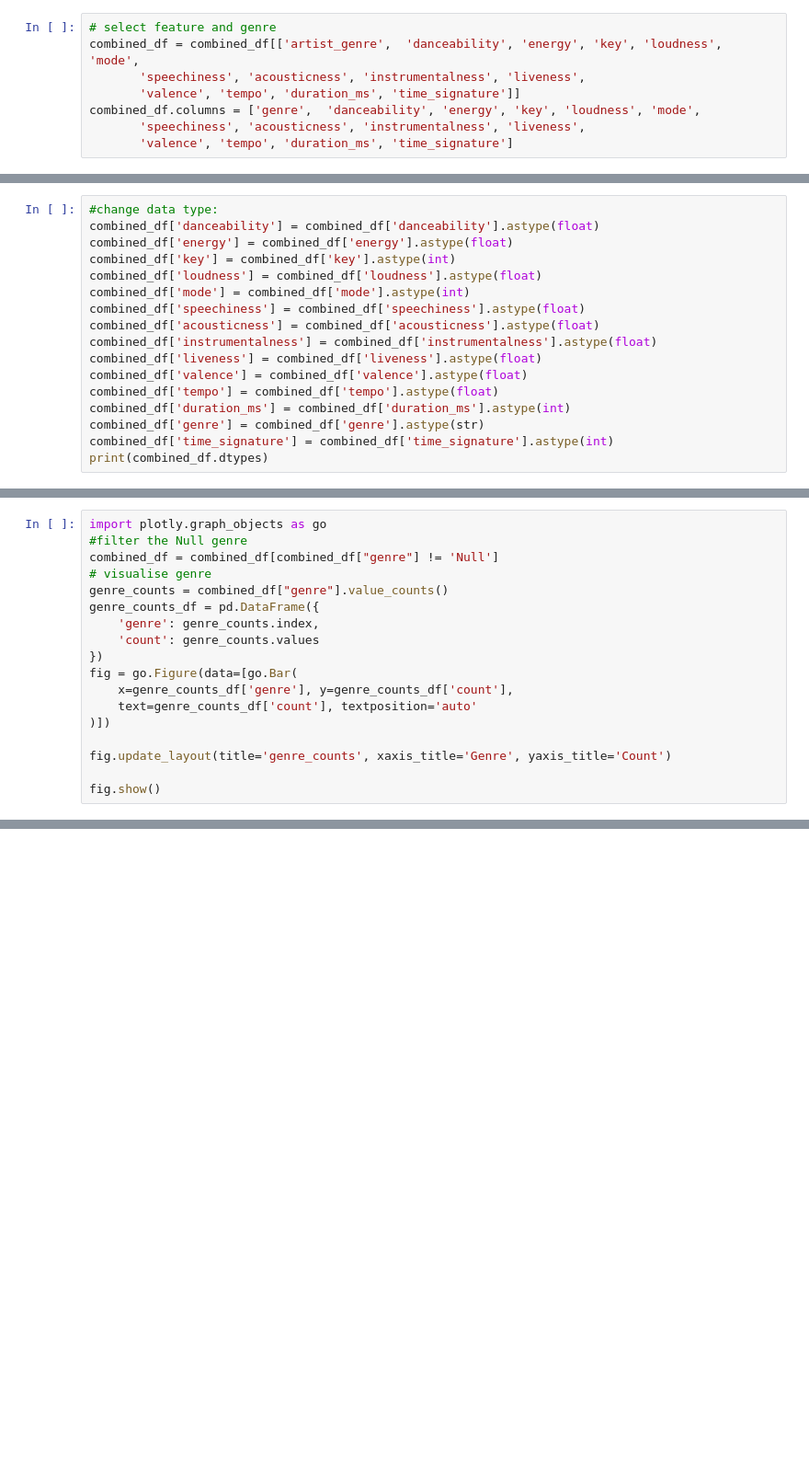
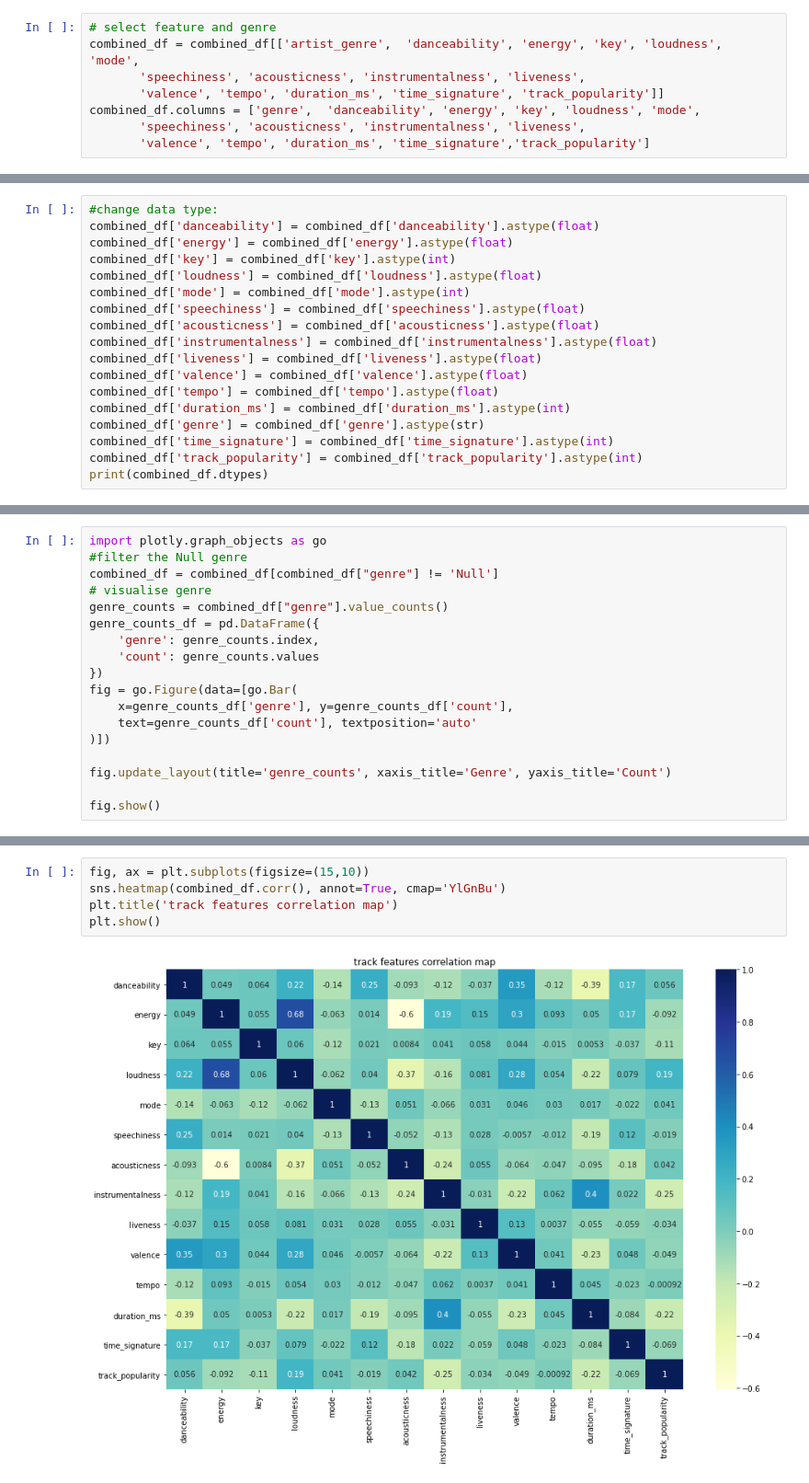
Before and after one commit to MikeJR111/Spotify-Top-50-Song-Data-ETL-Pipeline-and-Analysis, a Jupyter notebook: Genre Classification Report/Genre_Classification.ipynb, the cells around one changed output, grey strips where cells are left out. Shown at 92% size. Cells and saved outputs as stored; diff of their text form; blank space fills up the shorter version.

```diff
--- a/Genre Classification Report/Genre_Classification.ipynb
+++ b/Genre Classification Report/Genre_Classification.ipynb
@@ -60,10 +62,10 @@ dtype: int64
 # select feature and genre
 combined_df = combined_df[['artist_genre',  'danceability', 'energy', 'key', 'loudness', 'mode',
        'speechiness', 'acousticness', 'instrumentalness', 'liveness',
-       'valence', 'tempo', 'duration_ms', 'time_signature']]
+       'valence', 'tempo', 'duration_ms', 'time_signature', 'track_popularity']]
 combined_df.columns = ['genre',  'danceability', 'energy', 'key', 'loudness', 'mode',
        'speechiness', 'acousticness', 'instrumentalness', 'liveness',
-       'valence', 'tempo', 'duration_ms', 'time_signature']
+       'valence', 'tempo', 'duration_ms', 'time_signature','track_popularity']
 # %%
 combined_df.info()
 # %% [output]
@@ -100,6 +102,7 @@ combined_df['tempo'] = combined_df['tempo'].astype(float)
 combined_df['duration_ms'] = combined_df['duration_ms'].astype(int)
 combined_df['genre'] = combined_df['genre'].astype(str)
 combined_df['time_signature'] = combined_df['time_signature'].astype(int)
+combined_df['track_popularity'] = combined_df['track_popularity'].astype(int)
 print(combined_df.dtypes)
 # %% [output]
 genre                object
@@ -179,0 +159,7 @@ audio_feature.describe()
+# %%
+fig, ax = plt.subplots(figsize=(15,10))
+sns.heatmap(combined_df.corr(), annot=True, cmap='YlGnBu')
+plt.title('track features correlation map')
+plt.show()
+# %% [output]
+[figure, added]
```
Also changed, not shown: parts of 12 cells of this notebook.
